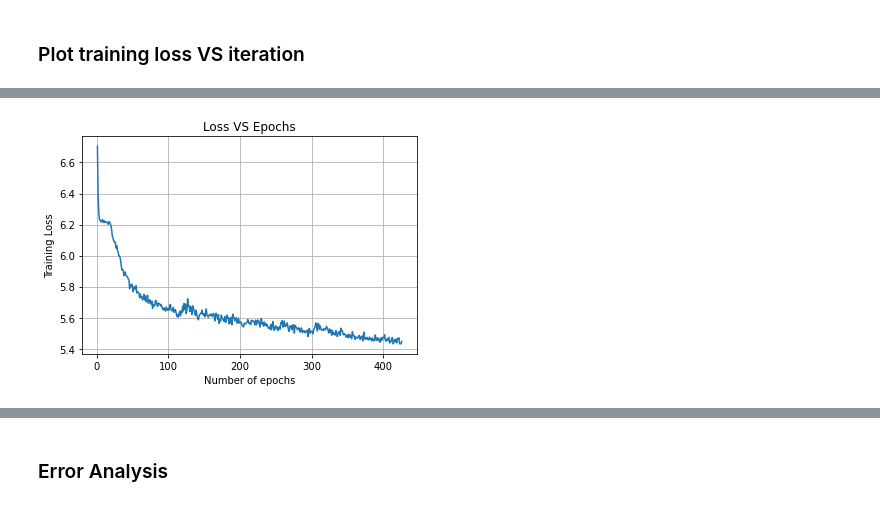
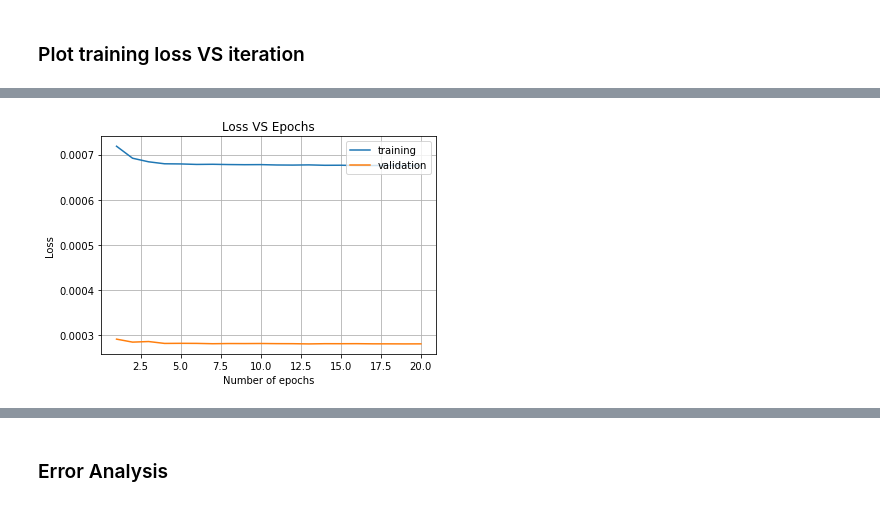
Before and after one commit to CS4248-Team08/concept-net-proj, a Jupyter notebook: code/science/train_test_model.ipynb, the cells around one changed output, grey strips where cells are left out. Saved outputs shown, nothing was run; the diff lists cells and outputs as text; code cells hidden in the pictures.

Commit message:
Modify plot

```diff
--- a/code/science/train_test_model.ipynb
+++ b/code/science/train_test_model.ipynb
@@ -97,12 +107,11 @@ Test accuracy: 0.6693777958519723, recall: 0.7066666666666667, precision: 0.6723
 # %%
-df = pd.read_csv("train.log")
-df.epoch += 1
-fig, ax = plt.subplots()
-ax.plot(df['epoch'], df['loss'])
-
-ax.set(xlabel='Number of epochs', ylabel='Training Loss',
-       title='Loss VS Epochs')
-ax.grid()
+plt.plot(df['epoch'], df['train_loss'])
+plt.plot(df['epoch'], df['val_loss'])
+plt.legend(['training', 'validation'], loc='upper right')
+plt.xlabel('Number of epochs')
+plt.ylabel('Loss')
+plt.title('Loss VS Epochs')
+plt.grid()
 plt.show()
 # %% [output]
-[figure, old version]
+[figure, new version]
```
Also changed, not shown: parts of 5 cells of this notebook, 2 other files.
